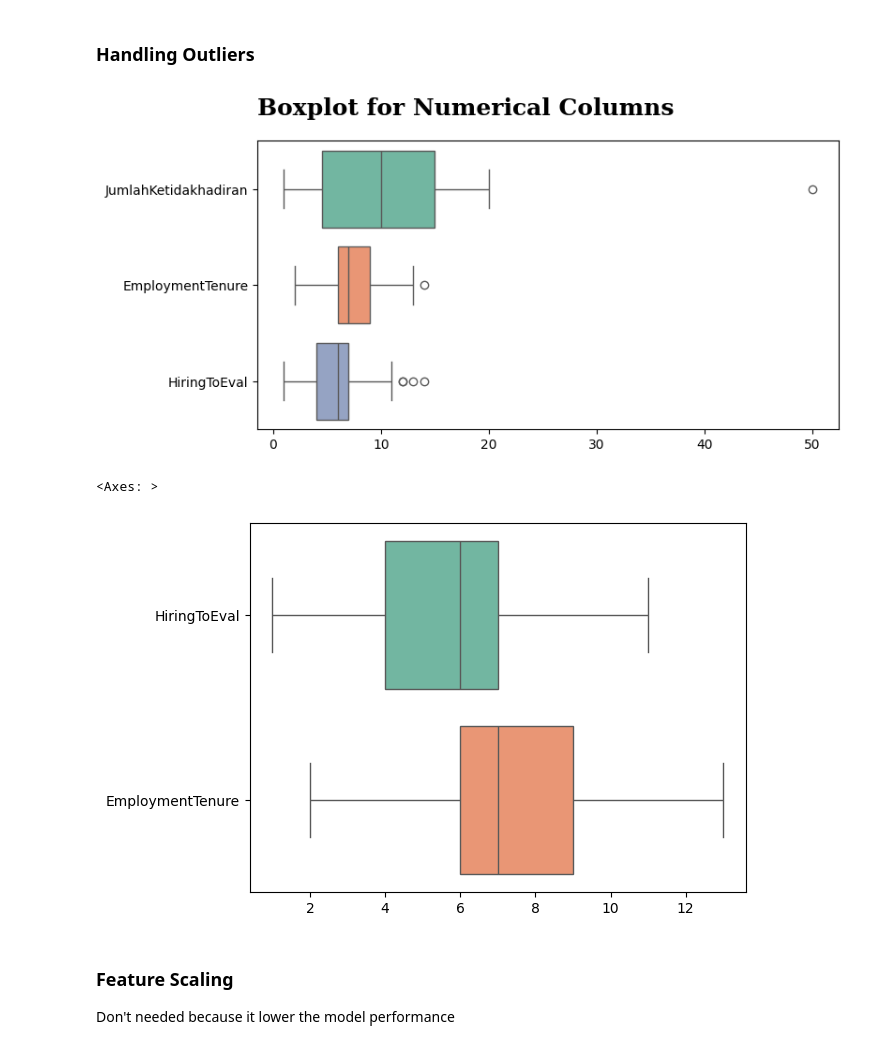
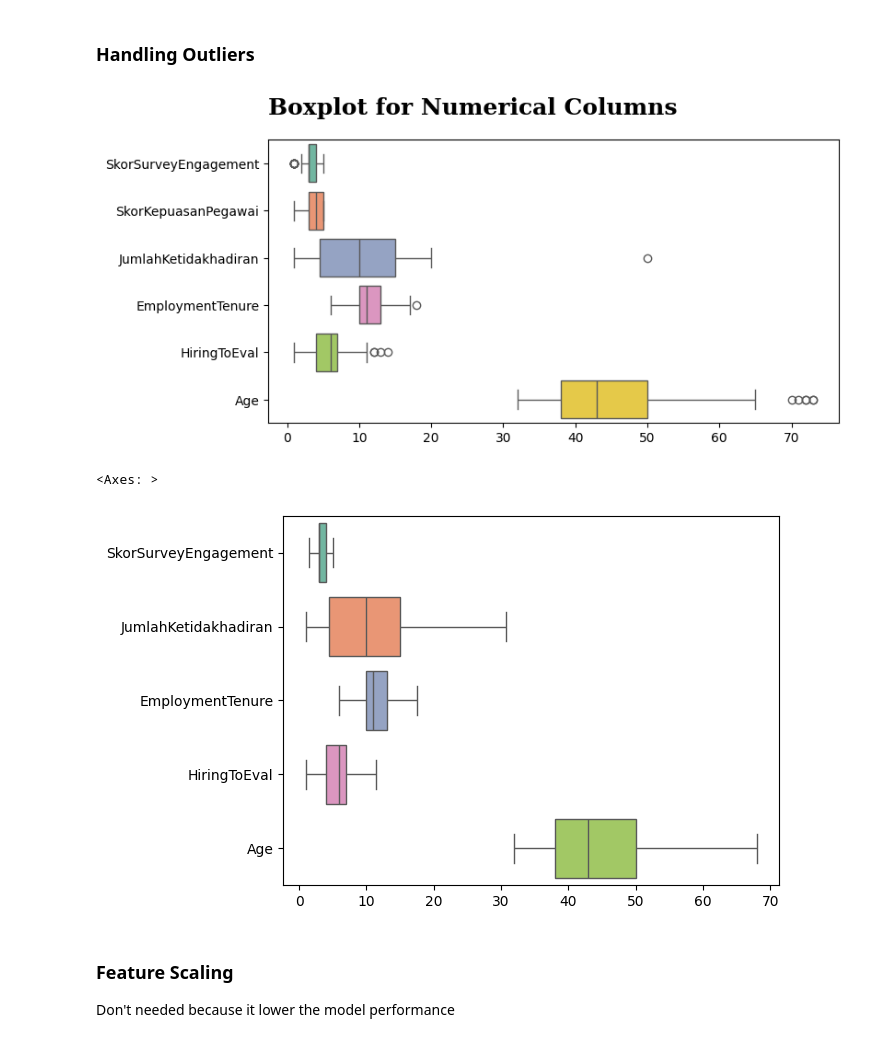
Before and after one commit to azaryasph/Improving-Employee-Retention-By-Predicting-Employee-Attrition-Using-Machine-Learning, a Jupyter notebook: notebook/predict_employee_attrition.ipynb, the cells around one changed output. Drawn from its saved outputs; the diff is of its cells as text; code cells hidden in the pictures.

```diff
--- a/notebook/predict_employee_attrition.ipynb
+++ b/notebook/predict_employee_attrition.ipynb
@@ -938,12 +938,8 @@ to_replace = platform_vc[platform_vc < 20].index
 # Replace hiring platforms with less than 10 employees with 'Others'
 data_proc['HiringPlatform'] = data_proc['HiringPlatform'].replace(to_replace, 'Others')
 
-# data_proc['ResignYear'] = data_proc['ResignYear'].fillna(0)
-# data_proc['EmploymentTenure'] = data_proc['ResignYear'] - data_proc['HiringYear']
-# data_proc['EmploymentTenure'] = data_proc['EmploymentTenure'].apply(lambda x: 0 if x < 0 else x)
-
 prsnt_year = datetime.now().year
-data_proc['EmploymentTenure'] = 2020 - data_proc['HiringYear']
+data_proc['EmploymentTenure'] = prsnt_year - data_proc['HiringYear']
 
 # Because there's missing values on some features,
 # so I need to fill the missing values first for each train test before creating some new features
@@ -1078,7 +1074,6 @@ plt.show()
 ord_data = [
     'PerformancePegawai',
     'TingkatPendidikan',
-    'AgeGroup',
     'JenjangKarir'
 ]
 
@@ -1131,7 +1126,7 @@ X_train_ohe = pd.get_dummies(X_train_lenc, columns=nom_data, dtype=int)
 
 # Define columns to drop that are not necessary (bias) for ml modelling
 col2drop = [
-    'Username', 'EnterpriseID', 'JenisKelamin', 'NomorHP', 'Email', 'Age',
+    'Username', 'EnterpriseID', 'JenisKelamin', 'NomorHP', 'Email', 'AgeGroup',
     'PernahBekerja', 'AlasanResign', 'TanggalLahir', 'TanggalHiring','YearEval',
     #  'AsalDaerah', 'HiringPlatform',
     'TanggalPenilaianKaryawan', 'TanggalResign', 'HiringYear', 'ResignYear',
@@ -1153,14 +1148,12 @@ Shape of X_train_enc_ohe: (215, 33)
 # %%
 # Define columns to plot boxplot
 colsout = [
-    # 'SkorSurveyEngagement',
-    # 'SkorKepuasanPegawai',
-    # 'JumlahKeikutsertaanProjek',
-    # 'JumlahKeterlambatanSebulanTerakhir',
+    'SkorSurveyEngagement',
+    'SkorKepuasanPegawai',
     'JumlahKetidakhadiran',
     'EmploymentTenure',
     'HiringToEval',
-    # 'ProjectEngagementScore', 'AbsenceLatenessRatio', 'EngagementSatisfactionRatio'
+    'Age'
 ]
 
 # Set the figure size
@@ -1177,13 +1170,15 @@ plt.title('Boxplot for Numerical Columns', fontdict=fdbold, pad=20, loc='left')
 
 plt.show()
 # %% [output]
-[figure, old version]
+[figure, new version]
 # %%
 # Define columns with outliers
 outlier_cols = [
-    # 'SkorSurveyEngagement',
+    'SkorSurveyEngagement',
+    'JumlahKetidakhadiran',
+    'EmploymentTenure',
     'HiringToEval',
-    'EmploymentTenure'
+    'Age',
 ]
 
 # Define function to cap outliers
@@ -1193,35 +1188,35 @@ def cap_outliers(data, cols):
 
     Args:
     data (DataFrame): dataset to be capped outlier.
     cols (list): list of columns to be capped.
 
     Returns:
     data (DataFrame): capped dataset.
 
     Example:
     >>> data = cap_outliers(data, outlier_cols)
     """
     # Cap outliers with IQR method
     for col in cols:
         Q1 = data[col].quantile(0.25)
         Q3 = data[col].quantile(0.75)
         IQR = Q3 - Q1
         lower_bound = Q1 - 1.5 * IQR
         upper_bound = Q3 + 1.5 * IQR
         data[col] = np.where(data[col] < lower_bound, lower_bound, data[col])
         data[col] = np.where(data[col] > upper_bound, upper_bound, data[col])
 
     return data
 
 # Apply the cap_outliers function to the X_train_enc_ohe data
 X_train_noutliers = cap_outliers(X_train_ohe, outlier_cols)
-X_train_noutliers[outlier_cols] = X_train_noutliers[outlier_cols].astype(int)
+# X_train_noutliers[outlier_cols] = X_train_noutliers[outlier_cols].astype(int)
 
 # Create boxplot one more time to make sure
 sns.boxplot(data=X_train_noutliers[outlier_cols], orient='h', palette='Set2')
 # %% [output]
 <Axes: >
-[figure, old version]
+[figure, new version]
 # %% [markdown]
 ### Feature Scaling
 Don't needed because it lower the model performance
```
Also changed, not shown: parts of 29 cells of this notebook.
